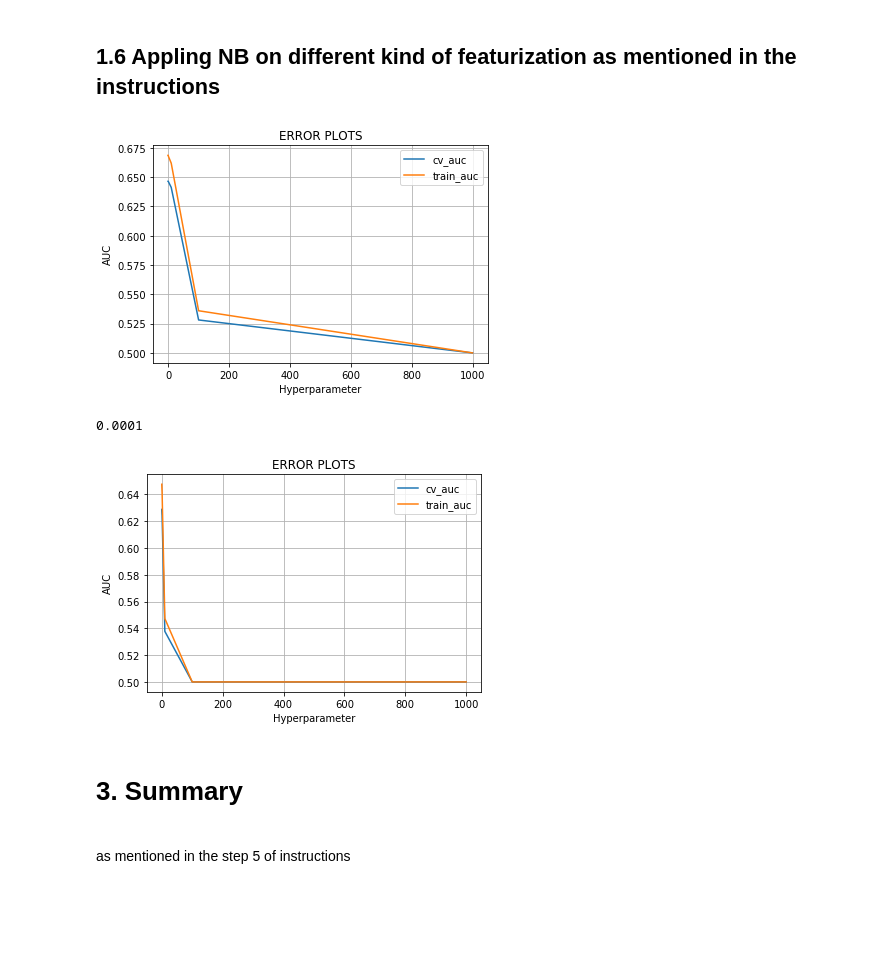
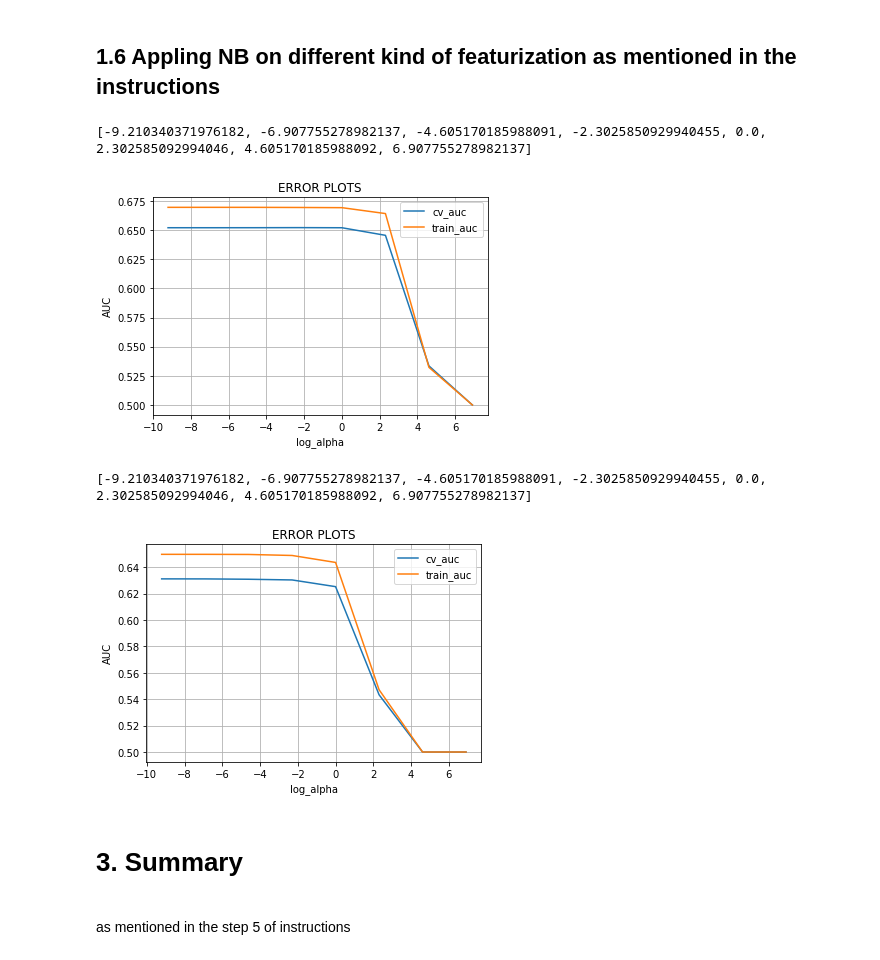
Before and after one commit to manasa-rajesh/DonorsChoose, a Jupyter notebook: Naive_Bayes.ipynb, the cells around one changed output. Drawn from its saved outputs; the diff is of its cells as text; code cells hidden in the pictures; blank space fills up the shorter version.

Commit message:
Updates AUC plots

```diff
--- a/Naive_Bayes.ipynb
+++ b/Naive_Bayes.ipynb
@@ -266,11 +266,16 @@ from sklearn.model_selection import cross_val_score
 from sklearn.metrics import accuracy_score
 from sklearn.metrics import roc_auc_score
 from sklearn.metrics import auc
+import math
 alpha_values = []
-
+log_alpha_values=[]
 
 alpha = [10**x for x in range(-4,4)]
+for k in alpha:
+    log_alpha = math.log(k)
+    log_alpha_values.append(log_alpha)
 
+print(log_alpha_values)
 
 train_auc = []
 cv_auc = []
@@ -292,22 +297,19 @@ for i in alpha:
     score = roc_auc_score(y_cv, pred_cv, average='macro', sample_weight=None) * float(100)
     cv_scores.append(score)
     score = max(cv_scores)
+# %% [output]
+[-9.210340371976182, -6.907755278982137, -4.605170185988091, -2.3025850929940455, 0.0, 2.302585092994046, 4.605170185988092, 6.907755278982137]
 # %%
-plt.plot(alpha,cv_auc,label = 'cv_auc')
-plt.plot(alpha,train_auc,label = 'train_auc')
-plt.xlabel('Hyperparameter')
+plt.plot(log_alpha_values,cv_auc,label = 'cv_auc')
+plt.plot(log_alpha_values,train_auc,label = 'train_auc')
+plt.xlabel('log_alpha')
 plt.ylabel('AUC')
 plt.title("ERROR PLOTS")
 plt.grid()
 plt.legend()
 plt.show()
 # %% [output]
-[figure, old version]
+[figure, new version]
-# %%
-optimal_alpha_bow = alpha_values[cv_scores.index(score)]
-optimal_alpha_bow
-# %% [output]
-0.0001
 # %%
 from sklearn.naive_bayes import MultinomialNB
 from sklearn.model_selection import cross_val_score
@@ -315,10 +317,14 @@ from sklearn.metrics import accuracy_score
 from sklearn.metrics import roc_auc_score
 from sklearn.metrics import auc
 alpha_values = []
+log_alpha_values=[]
 
 
 alpha = [10**x for x in range(-4,4)]
-
+for k in alpha:
+    log_alpha = math.log(k)
+    log_alpha_values.append(log_alpha)
+print(log_alpha_values)
 
 train_auc = []
 cv_auc = []
@@ -335,17 +341,19 @@ for i in alpha:
 
     train_auc.append(roc_auc_score(y_train,pred_train))
     cv_auc.append(roc_auc_score(y_cv, pred_cv))
+# %% [output]
+[-9.210340371976182, -6.907755278982137, -4.605170185988091, -2.3025850929940455, 0.0, 2.302585092994046, 4.605170185988092, 6.907755278982137]
 # %%
-plt.plot(alpha,cv_auc,label = 'cv_auc')
-plt.plot(alpha,train_auc,label = 'train_auc')
-plt.xlabel('Hyperparameter')
+plt.plot(log_alpha_values,cv_auc,label = 'cv_auc')
+plt.plot(log_alpha_values,train_auc,label = 'train_auc')
+plt.xlabel('log_alpha')
 plt.ylabel('AUC')
 plt.title("ERROR PLOTS")
 plt.grid()
 plt.legend()
 plt.show()
 # %% [output]
-[figure, old version]
+[figure, new version]
 # %% [markdown]
 <h1>3. Summary</h1>
 
```
